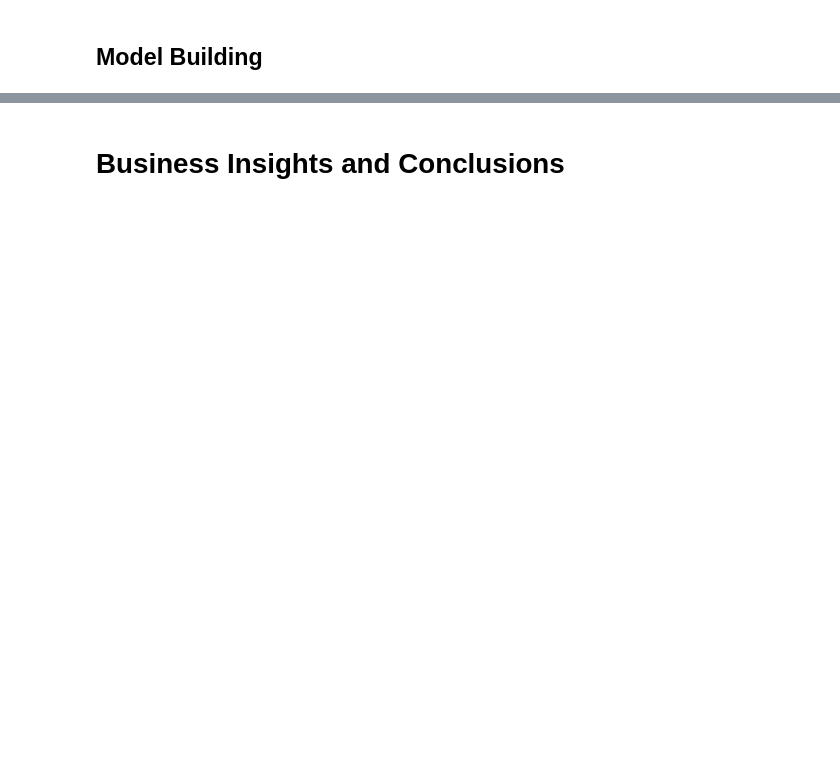
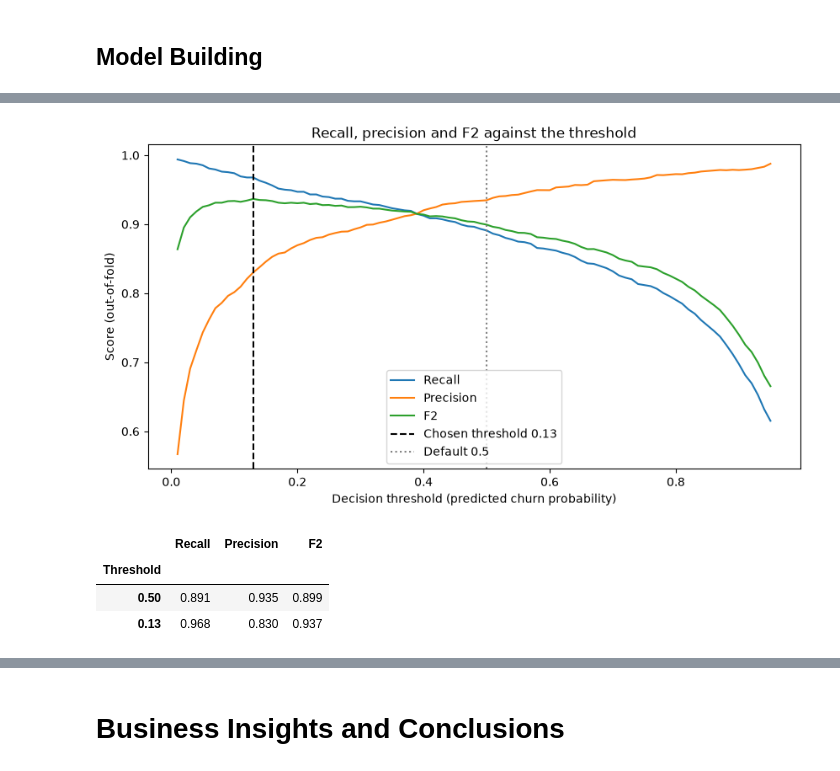
Before and after one commit to ahmadhassan-aiops/AIOPS-Portfolio-Projects, a Jupyter notebook: 2. Machine Learning Projects/Bank churners project/bank churners.ipynb, the cells around one changed output, grey strips where cells are left out. Saved outputs shown, nothing was run; the diff lists cells and outputs as text; code cells hidden in the pictures; blank space fills up the shorter version.

```diff
--- a/2. Machine Learning Projects/Bank churners project/bank churners.ipynb
+++ b/2. Machine Learning Projects/Bank churners project/bank churners.ipynb
@@ -601,3 +810,0 @@ BankChurners.isna().sum()
-# %%
-# CLIENTNUM consists of uniques ID for clients and hence will not add value to the modeling
-BankChurners.drop(["CLIENTNUM"], axis=1, inplace=True)
@@ -1142,0 +1138,9 @@ gbm1_test
+# %%
+tuned = pd.DataFrame(
+    {
+        name: {k: s.cv_results_[f"mean_test_{k}"][s.best_index_] for k in SCORING}
+        for name, s in searches.items()
+    }
+).T.sort_values("PR-AUC", ascending=False)
+tuned.index.name = "Tuned model (5-fold CV, threshold 0.5)"
+tuned.style.format(precision=4).highlight_max(color="#c6efce")
@@ -1142,0 +1191,32 @@ gbm1_test
+# %%
+oof_proba = oof[best_name]
+
+thresholds = np.round(np.arange(0.01, 0.951, 0.01), 2)
+curve = pd.DataFrame(
+    {
+        "Threshold": thresholds,
+        "Recall": [recall_score(y_train, oof_proba >= t) for t in thresholds],
+        "Precision": [precision_score(y_train, oof_proba >= t) for t in thresholds],
+        "F2": [fbeta_score(y_train, oof_proba >= t, beta=2) for t in thresholds],
+    }
+)
+THRESHOLD = float(curve.loc[curve["F2"].idxmax(), "Threshold"])
+
+plt.figure(figsize=(10, 5))
+for col, colour in [("Recall", "tab:blue"), ("Precision", "tab:orange"), ("F2", "tab:green")]:
+    plt.plot(curve["Threshold"], curve[col], label=col, color=colour)
+plt.axvline(THRESHOLD, color="black", linestyle="--", label=f"Chosen threshold {THRESHOLD:.2f}")
+plt.axvline(0.5, color="grey", linestyle=":", label="Default 0.5")
+plt.xlabel("Decision threshold (predicted churn probability)")
+plt.ylabel("Score (out-of-fold)")
+plt.title("Recall, precision and F2 against the threshold")
+plt.legend()
+plt.show()
+
+curve.set_index("Threshold").loc[[0.5, THRESHOLD]].round(3)
+# %% [output]
+[figure, added]
+|  | Recall | Precision | F2 |
+| Threshold |  |  |  |
+| 0.50 | 0.891 | 0.935 | 0.899 |
+| 0.13 | 0.968 | 0.830 | 0.937 |
```
Also changed, not shown: parts of 170 cells of this notebook, 3 other files.
